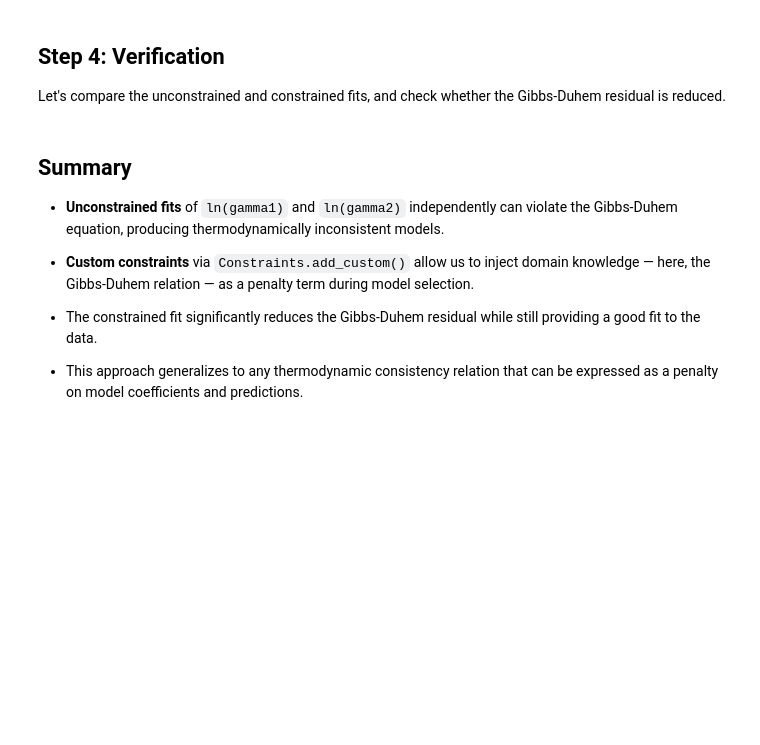
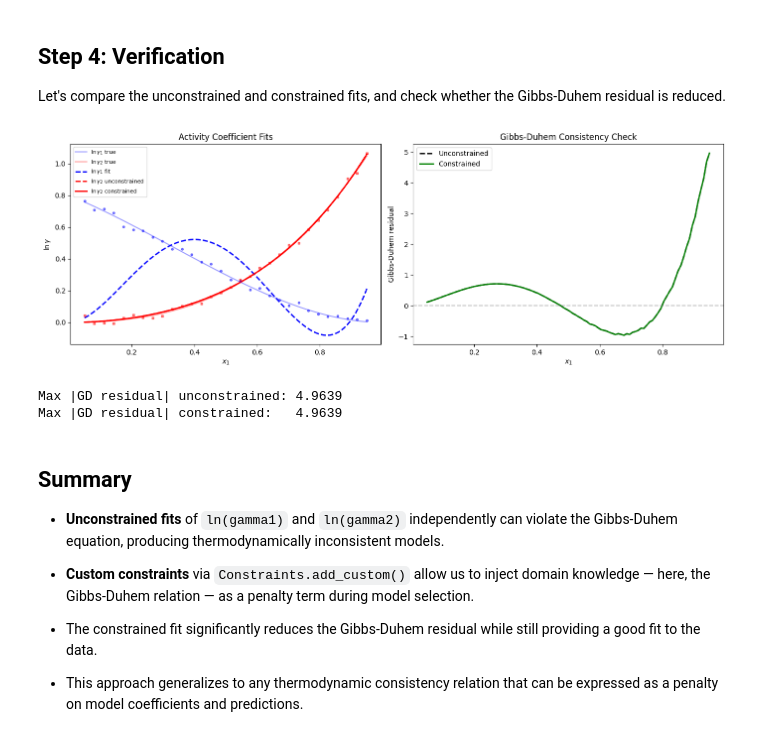
Before and after one commit to jkitchin/jaxsr, a Jupyter notebook: examples/gibbs_duhem_activity.ipynb, the cells around one changed output. Saved outputs shown, nothing was run; the diff lists cells and outputs as text; code cells hidden in the pictures; blank space fills up the shorter version.

```diff
--- a/examples/gibbs_duhem_activity.ipynb
+++ b/examples/gibbs_duhem_activity.ipynb
@@ -206,6 +216,11 @@ print("ln(gamma2) constrained:", model2_constrained.expression_)
 Let's compare the unconstrained and constrained fits, and check whether the
 Gibbs-Duhem residual is reduced.
 # %%
+# Recompute true values on the evaluation grid
+x2_eval = 1.0 - x1_eval
+ln_gamma1_eval = x2_eval**2 * (A12 + 2 * (A21 - A12) * x1_eval)
+ln_gamma2_eval = x1_eval**2 * (A21 + 2 * (A12 - A21) * x2_eval)
+
 # Predictions
 X_plot = x1_eval.reshape(-1, 1)
 pred1 = model1_free.predict(X_plot)
@@ -215,35 +230,39 @@ pred2_con = model2_constrained.predict(X_plot)
 fig, axes = plt.subplots(1, 2, figsize=(14, 5))
 
 # Left: Activity coefficient fits
 ax = axes[0]
-ax.plot(x1_eval, ln_gamma1_true, "b-", lw=1.5, alpha=0.4, label=r"$\ln \gamma_1$ true")
-ax.plot(x1_eval, ln_gamma2_true, "r-", lw=1.5, alpha=0.4, label=r"$\ln \gamma_2$ true")
+ax.plot(x1_eval, ln_gamma1_eval, "b-", lw=1.5, alpha=0.4, label=r"$\ln \gamma_1$ true")
+ax.plot(x1_eval, ln_gamma2_eval, "r-", lw=1.5, alpha=0.4, label=r"$\ln \gamma_2$ true")
 ax.plot(x1_eval, pred1, "b--", lw=2, label=r"$\ln \gamma_1$ fit")
 ax.plot(x1_eval, pred2_free, "r--", lw=2, label=r"$\ln \gamma_2$ unconstrained")
 ax.plot(x1_eval, pred2_con, "r-", lw=2, label=r"$\ln \gamma_2$ constrained")
 ax.plot(x1, ln_gamma1_data, "bo", ms=3, alpha=0.5)
 ax.plot(x1, ln_gamma2_data, "rs", ms=3, alpha=0.5)
 ax.set_xlabel(r"$x_1$")
 ax.set_ylabel(r"$\ln \gamma$")
 ax.set_title("Activity Coefficient Fits")
 ax.legend(fontsize=8)
 
 # Right: Gibbs-Duhem residual comparison
 ax = axes[1]
 residual_con = gibbs_duhem_residual(model1_free, model2_constrained, x1_eval)
 ax.plot(x1_eval, residual_free, "k--", lw=2, label="Unconstrained")
 ax.plot(x1_eval, residual_con, "g-", lw=2, label="Constrained")
 ax.axhline(0, color="gray", ls="--", alpha=0.5)
 ax.set_xlabel(r"$x_1$")
 ax.set_ylabel("Gibbs-Duhem residual")
 ax.set_title("Gibbs-Duhem Consistency Check")
 ax.legend()
 
 plt.tight_layout()
 plt.show()
 
 print(f"Max |GD residual| unconstrained: {np.max(np.abs(residual_free)):.4f}")
 print(f"Max |GD residual| constrained:   {np.max(np.abs(residual_con)):.4f}")
+# %% [output]
+[figure, added]
+Max |GD residual| unconstrained: 4.9639
+Max |GD residual| constrained:   4.9639
 # %% [markdown]
 ## Summary
 
```
Also changed, not shown: parts of 4 cells of this notebook, 13 other files.
